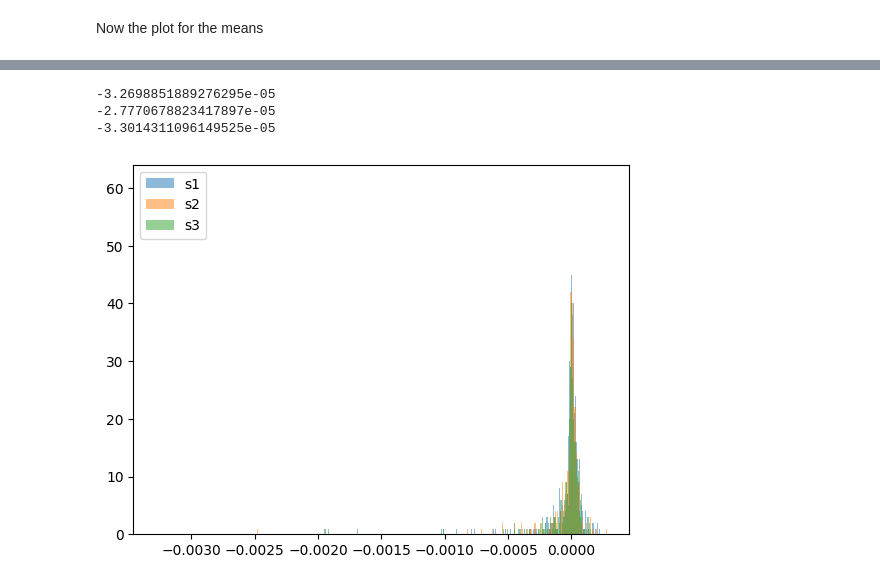
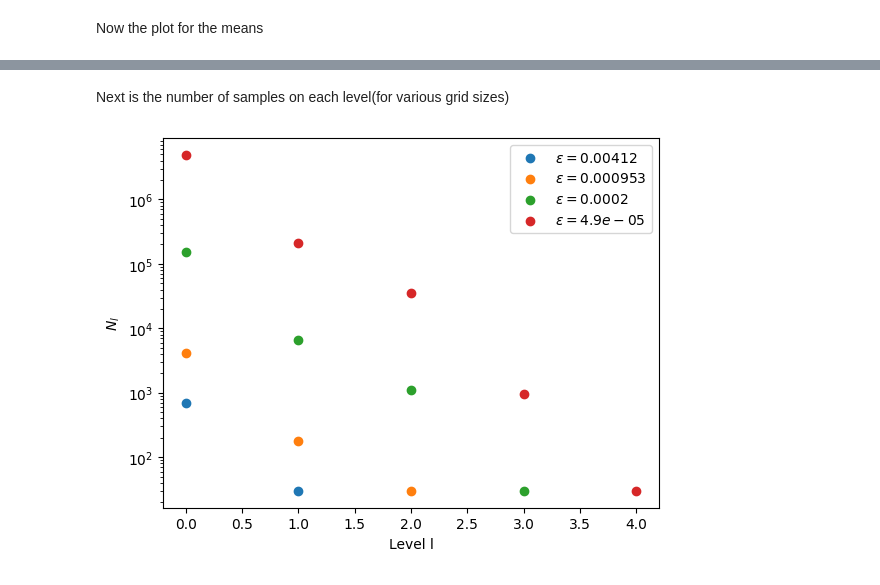
Before and after one commit to casperalgera/Project-MC-Methods--MLMC, a Jupyter notebook: plots.ipynb, the cells around one changed output, grey strips where cells are left out. Saved outputs shown, nothing was run; the diff lists cells and outputs as text; code cells hidden in the pictures.

```diff
--- a/plots.ipynb
+++ b/plots.ipynb
@@ -40,3 +63,3 @@ error_analysis.compare_to_exact_solution(MLMC.approximate_solution, MLMC.exact_s
 # %%
-(result, Y_L, N_vals)=MLMC.MLMC(Nmin, M0, s)
+(result, Y, N_vals, error_list, prev_N_vals)=MLMC.MLMC(Nmin, M0, s, 0.0001)
 # %% [output]
@@ -93,18 +127,13 @@ Text(0, 0.5, '$log_2$ |mean|')
-# %%
-s1=MLMC.draw_Y_L_samples(16, 2, 1000, 2)
-s2=MLMC.draw_Y_L_samples(16, 2, 1000, 2)
-s3=MLMC.draw_Y_L_samples(16, 2, 1000, 2)
-print(np.mean(s1))
-print(np.mean(s2))
-print(np.mean(s3))
-
-plt.hist(s1, 1000, alpha=0.5, label="s1")
-plt.hist(s2, 1000, alpha=0.5, label="s2")
-plt.hist(s3, 1000, alpha=0.5, label="s3")
-plt.legend()
-plt.show()
-# %% [output]
--3.2698851889276295e-05
--2.7770678823417897e-05
--3.3014311096149525e-05
-[figure, removed]
+# %% [markdown]
+Next is the number of samples on each level(for various grid sizes)
+# %%
+rounded_errs=np.array(error_list)
+for i in range(len(error_list)):
+    plt.scatter(np.linspace(0, i+1, i+2, True), prev_N_vals[i], label=r"$\epsilon = " + str(round(error_list[i], 2-np.min((0, np.floor(np.log10(error_list[i])).astype(int))))) + "$")
+plt.semilogy()
+plt.legend()
+plt.xlabel("Level l")
+plt.ylabel(r"$N_l$")
+plt.show()
+# %% [output]
+[figure, added]
```
Also changed, not shown: parts of 10 cells of this notebook, 5 other files.
